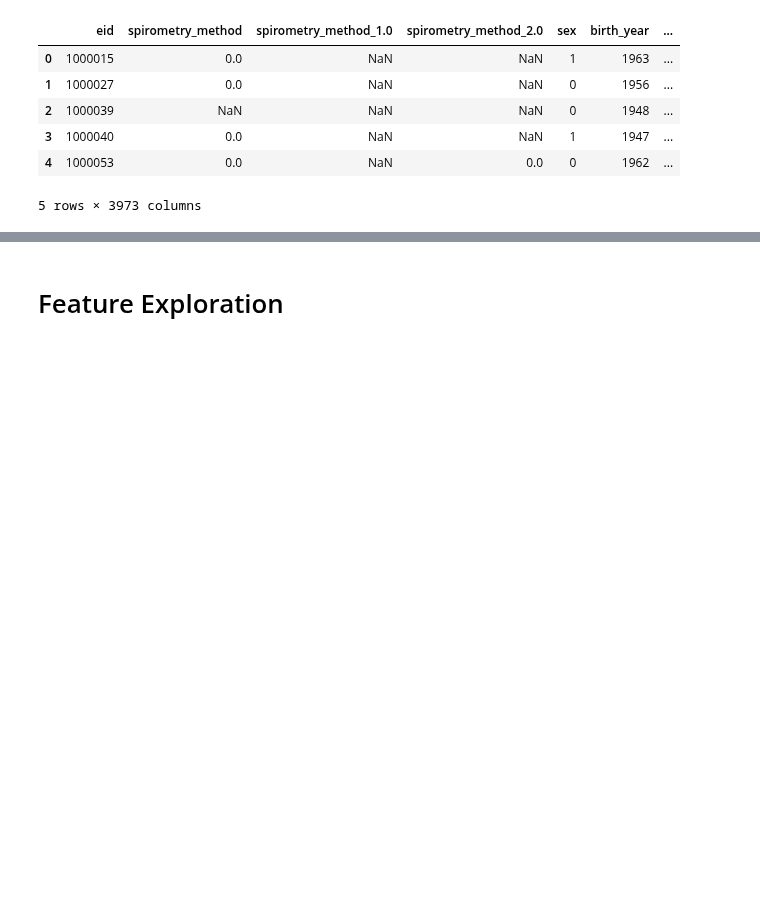
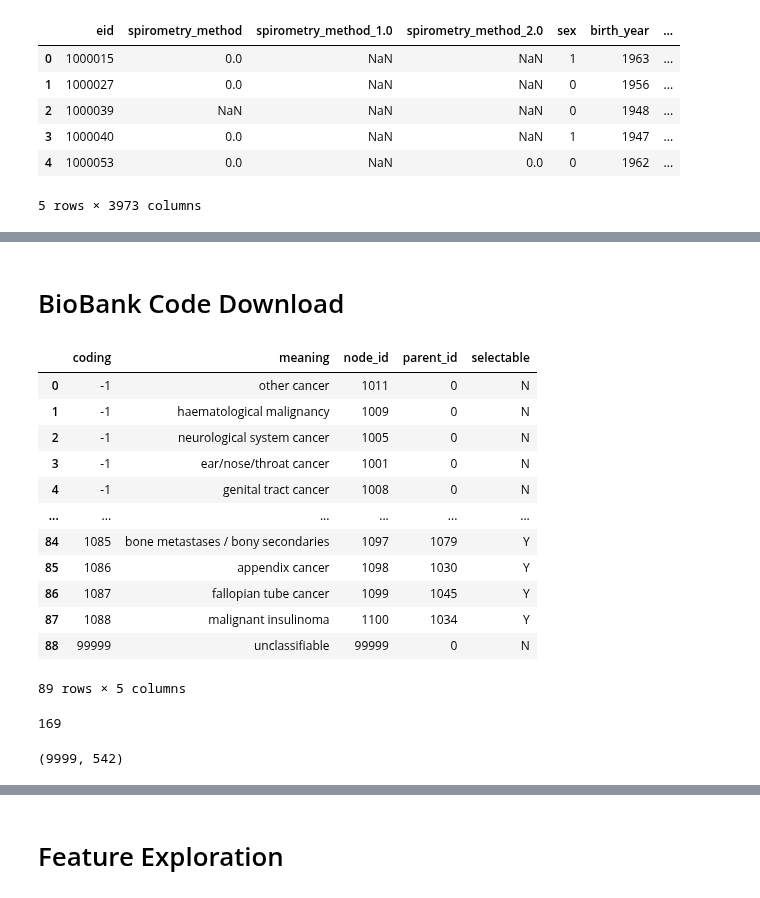
Before and after one commit to cole-khamnei/HLA_genotyping_associations, a Jupyter notebook: biobank_EDA.ipynb, the cells around one changed output, grey strips where cells are left out. Cells and saved outputs as stored; diff of their text form; code cells hidden in the pictures; blank space fills up the shorter version.

```diff
--- a/biobank_EDA.ipynb
+++ b/biobank_EDA.ipynb
@@ -78,0 +59,5 @@ biobank_index
+# %% [markdown]
+# BioBank Code Download
+# %%
+UK_BIOBANK_CODING_URL = "https://biobank.ndph.ox.ac.uk/showcase/coding.cgi?id={code}"
+UK_BIOBANK_CODING_DOWNLOAD_URL = "https://biobank.ndph.ox.ac.uk/showcase/codown.cgi"
@@ -78,0 +68,28 @@ biobank_index
+# %%
+r = requests.post(UK_BIOBANK_CODING_DOWNLOAD_URL, data={"id":3})
+# %%
+from io import StringIO
+
+pd.read_csv(StringIO(r.text), sep='\t')
+# %% [output]
+|  | coding | meaning | node_id | parent_id | selectable |
+| 0 | -1 | other cancer | 1011 | 0 | N |
+| 1 | -1 | haematological malignancy | 1009 | 0 | N |
+| 2 | -1 | neurological system cancer | 1005 | 0 | N |
+| 3 | -1 | ear/nose/throat cancer | 1001 | 0 | N |
+| 4 | -1 | genital tract cancer | 1008 | 0 | N |
+| ... | ... | ... | ... | ... | ... |
+| 84 | 1085 | bone metastases / bony secondaries | 1097 | 1079 | Y |
+| 85 | 1086 | appendix cancer | 1098 | 1030 | Y |
+| 86 | 1087 | fallopian tube cancer | 1099 | 1045 | Y |
+| 87 | 1088 | malignant insulinoma | 1100 | 1034 | Y |
+| 88 | 99999 | unclassifiable | 99999 | 0 | N |
+89 rows × 5 columns
+# %%
+len(sorted(biobank_index_full["data_code"].dropna().unique()))
+# %% [output]
+169
+# %%
+biobank_data.shape
+# %% [output]
+(9999, 542)
```
Also changed, not shown: parts of 13 cells of this notebook.
